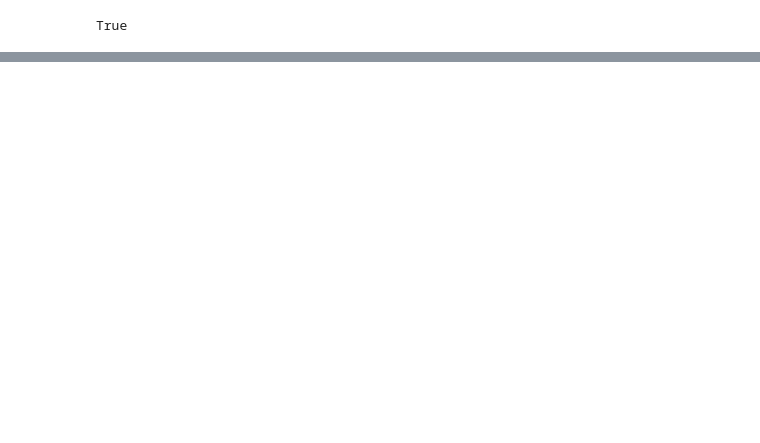
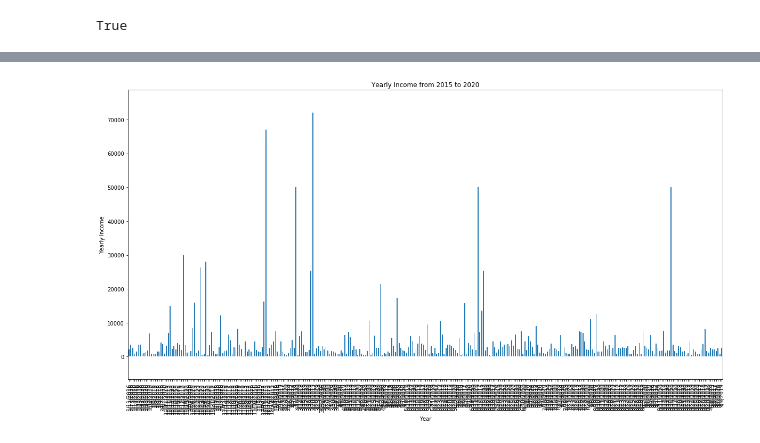
Before and after one commit to dd2-GWFinTech-Projects/Project1_ProductMarketingAnalysis, a Jupyter notebook: main_IM.ipynb, the cells around one changed output, grey strips where cells are left out. Saved outputs shown, nothing was run; the diff lists cells and outputs as text; code cells hidden in the pictures; blank space fills up the shorter version.

```diff
--- a/main_IM.ipynb
+++ b/main_IM.ipynb
@@ -178,0 +153,6 @@ KeyError: 'Year'
+# %%
+mean_yearly_income = ATLAS.groupby(["Invoice Date"])["Invoice Amount"].mean()
+mean_yearly_income = mean_yearly_income.sort_index()
+mean_yearly_income.plot.pie(title="Yearly Income from 2015 to 2020", figsize=(25,10))
+plt.xlabel("Yearly")
+plt.ylabel("Yearly Invoice Amount")
@@ -178,0 +162,20 @@ KeyError: 'Year'
+# %%
+# # Use the Pandas plot function to plot the average Invoice Amount per Year.
+# Note: You will need to manually adjust the y limit of the chart using the min and max values from above.
+amount_min = ATLAS.groupby(["Invoice Date"])["Invoice Amount"].min().min()
+amount_max = ATLAS.groupby(["Invoice Date"])["Invoice Amount"].max().max()
+amount_std = ATLAS["Invoice Amount"].std()
+
+first_year = mean_yearly_income.index[0]
+last_year = mean_yearly_income.index[-1]
+
+fig_yearly_income = mean_yearly_income.plot.bar(xlim=[first_year, last_year],
+                                                figsize = (20, 10),
+                                               ylim=[amount_min - amount_std, amount_max + amount_std])
+fig_yearly_income.set_title("Yearly Income from 2015 to 2020")
+fig_yearly_income.set_xlabel("Year")
+fig_yearly_income.set_ylabel("Yearly Income")
+
+plt.show()
+# %% [output]
+[figure, added]
```
Also changed, not shown: parts of 12 cells of this notebook.
